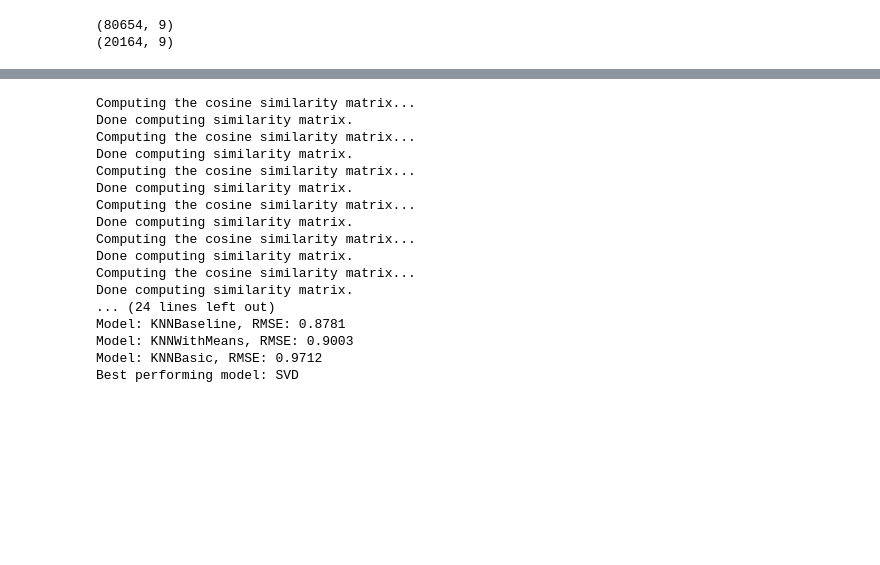
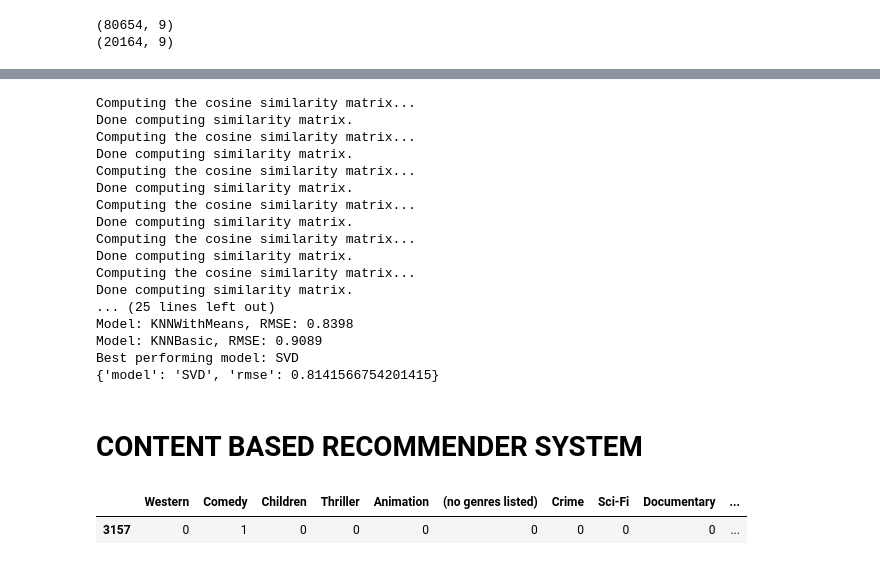
Before and after one commit to MercyKiragu/Dsc-Phase-4-project-group-2, a Jupyter notebook: notebook.ipynb, the cells around one changed output, grey strips where cells are left out. Cells and saved outputs as stored; diff of their text form; code cells hidden in the pictures; blank space fills up the shorter version.

```diff
--- a/notebook.ipynb
+++ b/notebook.ipynb
@@ -930,10 +939,12 @@ from surprise import accuracy
 # Define the Reader and load the data
 reader = Reader(rating_scale=(1, 5))
 data = Dataset.load_from_df(movies_ratings[['userId', 'movieId', 'rating']], reader)
+trainset, testset = train_test_split(data, test_size=0.2, random_state=42)
 
 # Define and evaluate models
 def evaluate_models(data):
     # Define a list of models to evaluate
+
     models = [
         SVD(),
         KNNBasic(sim_options={'name': 'cosine', 'user_based': True}),
@@ -962,6 +973,7 @@ def evaluate_models(data):
     # Select the best performing model
     best_model = sorted_results[0]['model']
     print(f"Best performing model: {best_model}")
+    print(sorted_results[0])
 
 # Evaluate models
 evaluate_models(data)
@@ -978,8 +990,22 @@ Computing the cosine similarity matrix...
 Done computing similarity matrix.
 Computing the cosine similarity matrix...
 Done computing similarity matrix.
-... (24 lines left out)
-Model: KNNBaseline, RMSE: 0.8781
-Model: KNNWithMeans, RMSE: 0.9003
-Model: KNNBasic, RMSE: 0.9712
+... (25 lines left out)
+Model: KNNWithMeans, RMSE: 0.8398
+Model: KNNBasic, RMSE: 0.9089
 Best performing model: SVD
+{'model': 'SVD', 'rmse': 0.8141566754201415}
+# %% [markdown]
+# CONTENT BASED  RECOMMENDER SYSTEM
+# %%
+genres = set(g for G in movies['genres'] for g in G)
+
+for g in genres:
+    movies[g] = movies.genres.transform(lambda x: int(g in x))
+
+movie_genres = movies.drop(columns=['movieId', 'title','genres'])
+# %%
+movie_genres.sample()
+# %% [output]
+|  | Western | Comedy | Children | Thriller | Animation | (no genres listed) | Crime | Sci-Fi | Documentary | ... |
+| 3157 | 0 | 1 | 0 | 0 | 0 | 0 | 0 | 0 | 0 | ... |
```
Also changed, not shown: parts of 20 cells of this notebook.
